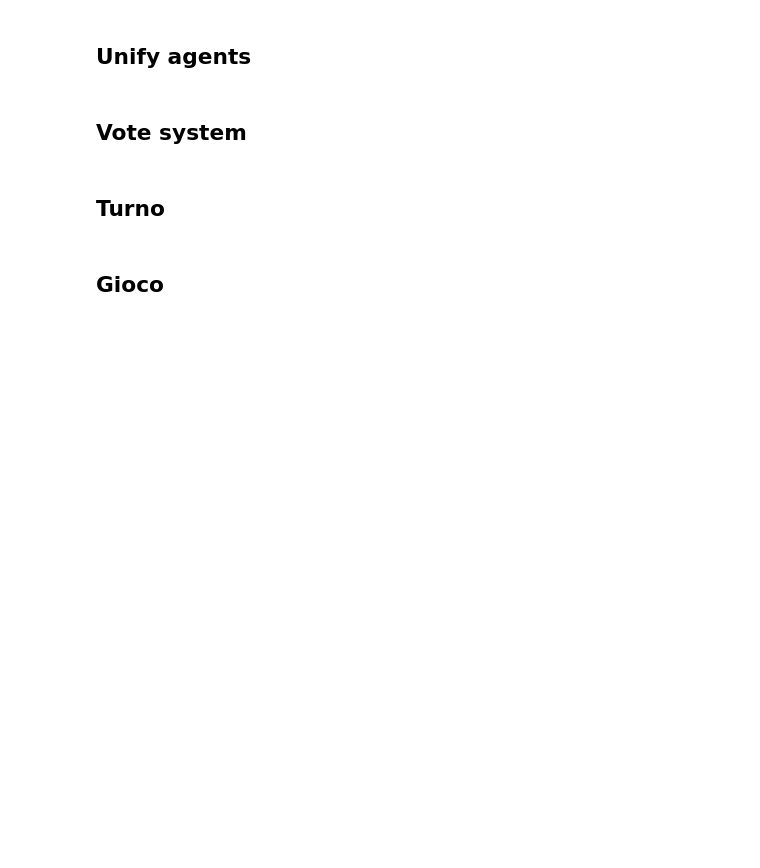
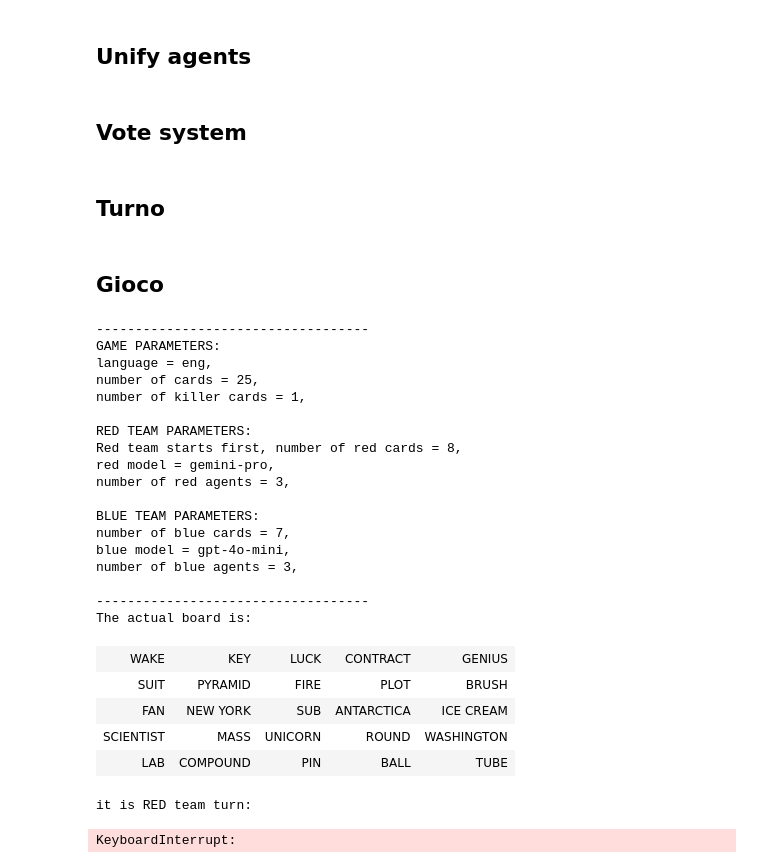
Before and after one commit to mich1803/Codenames-LLM, a Jupyter notebook: notebooks/ScratchNotebook_Showdown.ipynb, the cells around one changed output. Drawn from its saved outputs; the diff is of its cells as text; code cells hidden in the pictures; blank space fills up the shorter version.

Commit message:
gemini update 0

````diff
--- a/notebooks/ScratchNotebook_Showdown.ipynb
+++ b/notebooks/ScratchNotebook_Showdown.ipynb
@@ -39,22 +40,0 @@ Successfully installed anthropic-0.40.0
-# %%
-API_key = userdata.get('anthropic')
-client = anthropic.Anthropic(api_key=API_key)
-
-message = client.messages.create(
-    model="claude-3-5-sonnet-20241022",
-    max_tokens=1000,
-    temperature=0,
-    system="You are a world-class poet. Respond only with short poems.",
-    messages=[
-        {
-            "role": "user",
-            "content": [
-                {
-                    "type": "text",
-                    "text": "Why is the ocean salty?"
-                }
-            ]
-        }
-    ]
-)
-answer = message.content[0].text
@@ -423,6 +393,27 @@ def call_api(system_prompt, prompt, model, json_mode):
       return data
 
 
+  elif model in ("gemini-pro"):
+    GOOGLE_API_KEY=userdata.get('gemini')
+    genai.configure(api_key=GOOGLE_API_KEY)
+    model = genai.GenerativeModel(model)
+    if json_mode:
+      answer = model.generate_content(system_prompt + "This response is going to be read as a python ast literal, format the text as it is. don't start new paragraph etc." + prompt).text
+      answer = answer.removeprefix('```json')
+      answer = answer.removeprefix('```python')
+      answer = answer.removesuffix('```')
+      try:
+        data = ast.literal_eval(answer)
+      except (SyntaxError, ValueError) as e:
+        # Catch specific errors and provide more context in the error message
+        print(f"Error parsing API response: {e}")
+        print(f"Response content: {answer}")
+        raise ValueError("Format error: The API response is not a valid Python literal.") from e  # Chain exceptions for better debugging
+      return data
+    else:
+      answer = model.generate_content(system_prompt + prompt).text
+      return answer
+
   else:
     raise Exception("ERROR: wrong model name")
 # %% [markdown]
@@ -784,4 +775,30 @@ def play_game(lang = "eng", n_cards = 25, coloured_cards = 7, k_cards = 1, verbo
       history.append(result["spyh"])
       history += result["teamh"]
 # %%
-play_game(verbose = True, masterverbose = True)
+play_game(red_model = "gemini-pro", verbose = True, masterverbose = True)
+# %% [output]
+-----------------------------------
+GAME PARAMETERS:
+language = eng,
+number of cards = 25,
+number of killer cards = 1,
+
+RED TEAM PARAMETERS:
+Red team starts first, number of red cards = 8,
+red model = gemini-pro,
+number of red agents = 3,
+
+BLUE TEAM PARAMETERS:
+number of blue cards = 7,
+blue model = gpt-4o-mini,
+number of blue agents = 3,
+
+-----------------------------------
+The actual board is:
+| WAKE | KEY | LUCK | CONTRACT | GENIUS |
+| SUIT | PYRAMID | FIRE | PLOT | BRUSH |
+| FAN | NEW YORK | SUB | ANTARCTICA | ICE CREAM |
+| SCIENTIST | MASS | UNICORN | ROUND | WASHINGTON |
+| LAB | COMPOUND | PIN | BALL | TUBE |
+it is RED team turn:
+KeyboardInterrupt:
````
Also changed, not shown: parts of 2 cells of this notebook.
